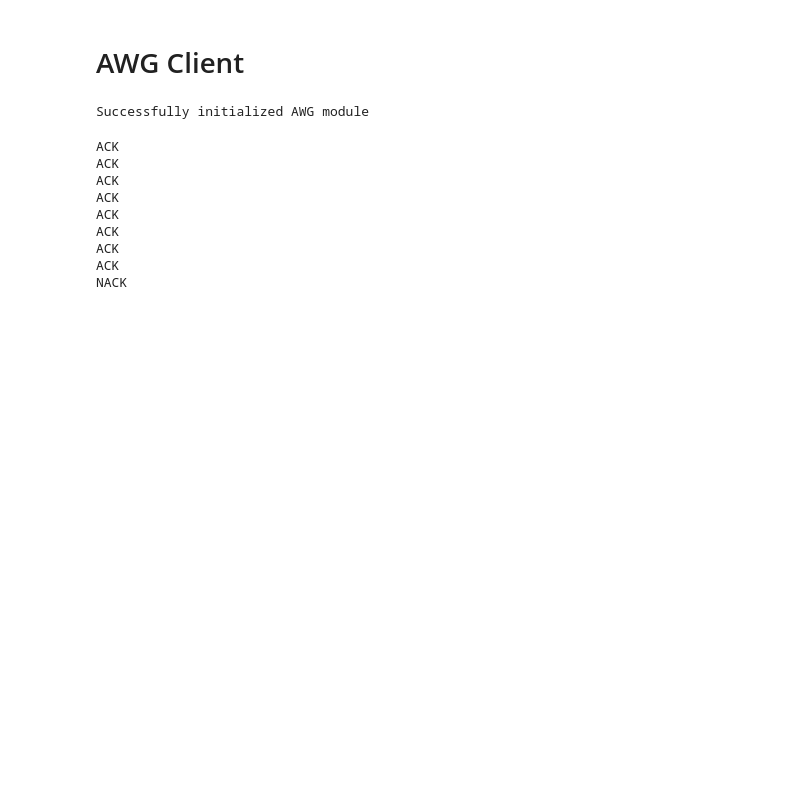
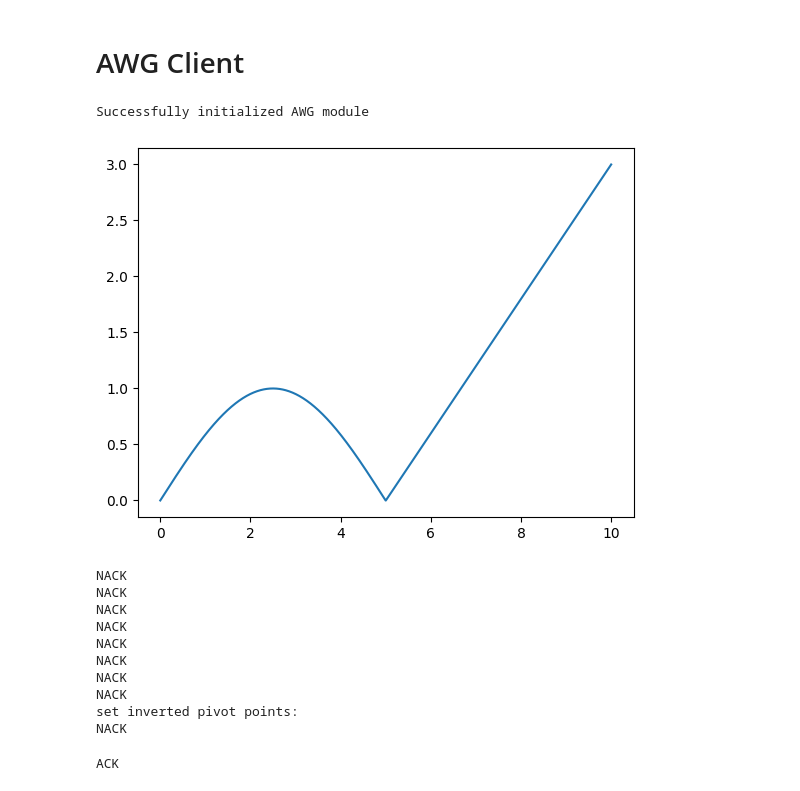
Before and after one commit to gmarius780/lockstar, a Jupyter notebook: code/client/python/lockstar_client/interfaces/single_pid_interface.ipynb, the cells around one changed output. Saved outputs shown, nothing was run; the diff lists cells and outputs as text; code cells hidden in the pictures; blank space fills up the shorter version.

```diff
--- a/code/client/python/lockstar_client/interfaces/single_pid_interface.ipynb
+++ b/code/client/python/lockstar_client/interfaces/single_pid_interface.ipynb
@@ -71,7 +68,7 @@ if linearization_response != False:
 # %% [markdown]
 # AWG Client
 # %%
-awg_client = AWGClient('192.168.88.220', 10780, 1234)
+awg_client = AWGClient('192.168.88.211', 10780, 1234)
 await awg_client.initialize()
 if await awg_client.register_client_id():
     print(f'Successfully initialized AWG module')
@@ -80,30 +77,41 @@ Successfully initialized AWG module
 # %%
 linearization_file = join(dirname(abspath('')), 'test_linearization.json')
 linearization_length = 2000
 
 sampling_rate = 1000
 
 ch_one_chunks = [1999]
-ch_one_buffer = np.linspace(0, 10, num=2000).tolist()
+ch_one_buffer = np.sin(np.pi*np.linspace(0,1,1000))
+ch_one_buffer = np.concatenate([ch_one_buffer,np.linspace(0,3,1000)])
+plt.plot(np.linspace(0,10,2000),ch_one_buffer)
+plt.show()
+ch_one_buffer = ch_one_buffer.tolist()
 ch_two_chunks = [0]
 ch_two_buffer = [0.]
 print(await awg_client.initialize_buffers(len(ch_one_buffer), 1, len(ch_one_chunks), 1, sampling_rate))
 print(await awg_client.set_ch_one_output_limits(0, 10))
 print(await awg_client.set_ch_two_output_limits(0, 10))
 print(await awg_client.set_ch_one_chunks(ch_one_chunks))
 print(await awg_client.set_ch_two_chunks(ch_two_chunks))
 print(await awg_client.set_ch_one_buffer(ch_one_buffer))
 print(await awg_client.set_ch_two_buffer(ch_two_buffer))
 
 print(await awg_client.set_linearization_length_one(linearization_length))
+print("set inverted pivot points:")
 print(await awg_client.set_linearization_one_from_file(linearization_file))
 # %% [output]
+[figure, added]
-ACK
-ACK
-ACK
-ACK
-ACK
-ACK
-ACK
-ACK
 NACK
+NACK
+NACK
+NACK
+NACK
+NACK
+NACK
+NACK
+set inverted pivot points:
+NACK
+# %%
+await awg_client.output_on()
+# %% [output]
+ACK
```
Also changed, not shown: parts of 5 cells of this notebook, 2 other files.
